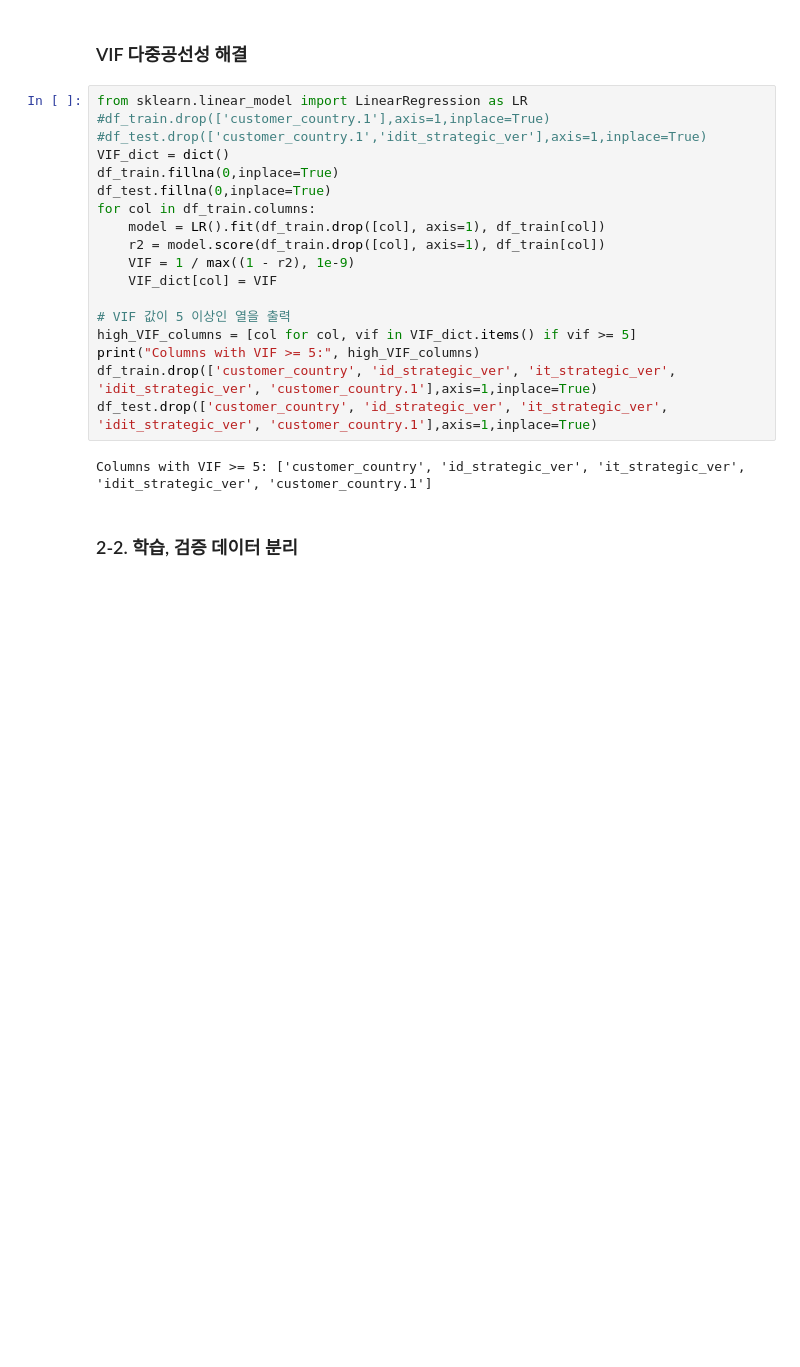
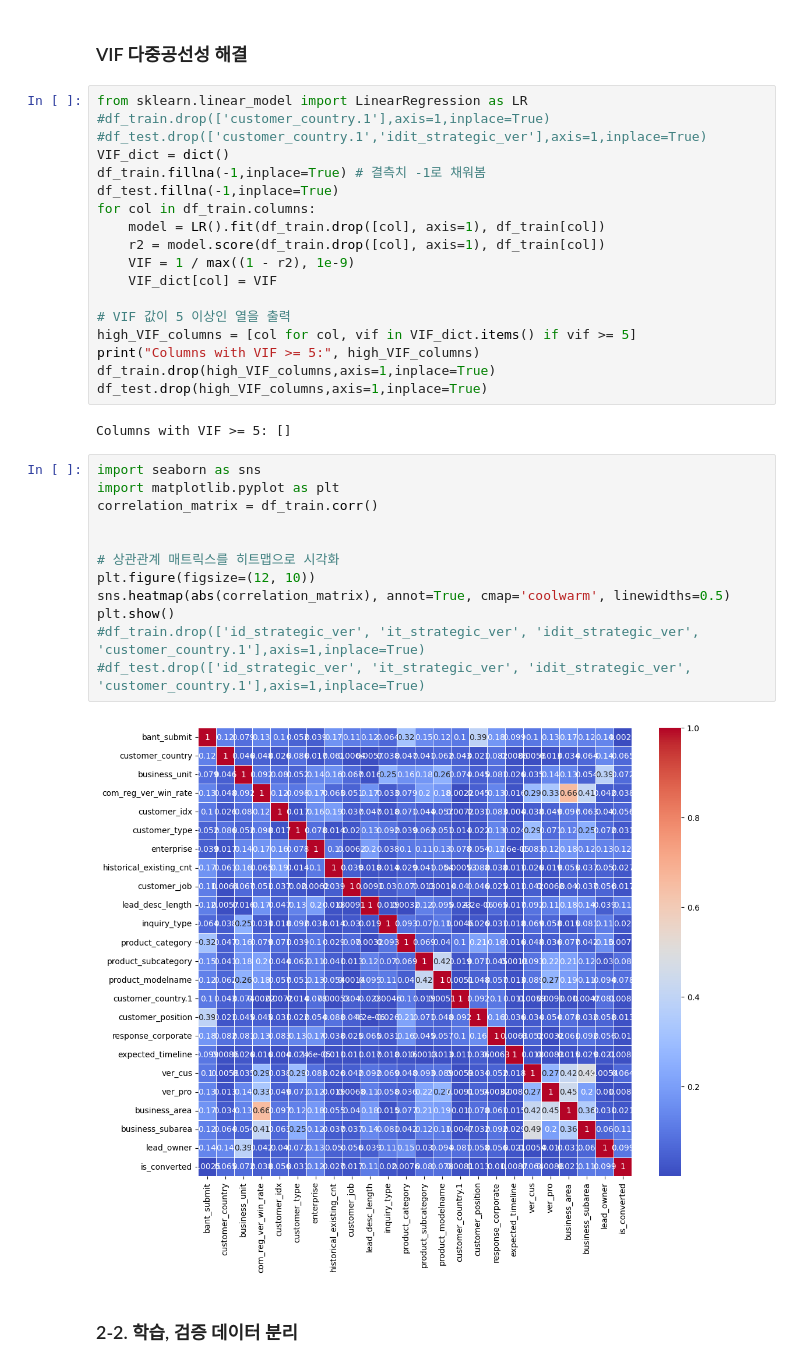
Before and after one commit to EstelleY0/LgAimers, a Jupyter notebook: LGAimers_baseline.ipynb, the cells around one changed output. Drawn from its saved outputs; the diff is of its cells as text; blank space fills up the shorter version.

Commit message:
fillna(-1)&split country&lower

```diff
--- a/LGAimers_baseline.ipynb
+++ b/LGAimers_baseline.ipynb
@@ -91,8 +140,8 @@ from sklearn.linear_model import LinearRegression as LR
 #df_train.drop(['customer_country.1'],axis=1,inplace=True)
 #df_test.drop(['customer_country.1','idit_strategic_ver'],axis=1,inplace=True)
 VIF_dict = dict()
-df_train.fillna(0,inplace=True)
-df_test.fillna(0,inplace=True)
+df_train.fillna(-1,inplace=True) # 결측치 -1로 채워봄
+df_test.fillna(-1,inplace=True)
 for col in df_train.columns:
     model = LR().fit(df_train.drop([col], axis=1), df_train[col])
     r2 = model.score(df_train.drop([col], axis=1), df_train[col])
@@ -102,10 +151,24 @@ for col in df_train.columns:
 # VIF 값이 5 이상인 열을 출력
 high_VIF_columns = [col for col, vif in VIF_dict.items() if vif >= 5]
 print("Columns with VIF >= 5:", high_VIF_columns)
-df_train.drop(['customer_country', 'id_strategic_ver', 'it_strategic_ver', 'idit_strategic_ver', 'customer_country.1'],axis=1,inplace=True)
-df_test.drop(['customer_country', 'id_strategic_ver', 'it_strategic_ver', 'idit_strategic_ver', 'customer_country.1'],axis=1,inplace=True)
+df_train.drop(high_VIF_columns,axis=1,inplace=True)
+df_test.drop(high_VIF_columns,axis=1,inplace=True)
 # %% [output]
-Columns with VIF >= 5: ['customer_country', 'id_strategic_ver', 'it_strategic_ver', 'idit_strategic_ver', 'customer_country.1']
+Columns with VIF >= 5: []
+# %%
+import seaborn as sns
+import matplotlib.pyplot as plt
+correlation_matrix = df_train.corr()
+
+
+# 상관관계 매트릭스를 히트맵으로 시각화
+plt.figure(figsize=(12, 10))
+sns.heatmap(abs(correlation_matrix), annot=True, cmap='coolwarm', linewidths=0.5)
+plt.show()
+#df_train.drop(['id_strategic_ver', 'it_strategic_ver', 'idit_strategic_ver', 'customer_country.1'],axis=1,inplace=True)
+#df_test.drop(['id_strategic_ver', 'it_strategic_ver', 'idit_strategic_ver', 'customer_country.1'],axis=1,inplace=True)
+# %% [output]
+[figure, added]
 # %% [markdown]
 ### 2-2. 학습, 검증 데이터 분리
 # %% [markdown]
```
Also changed, not shown: parts of 10 cells of this notebook, 1 other file.
